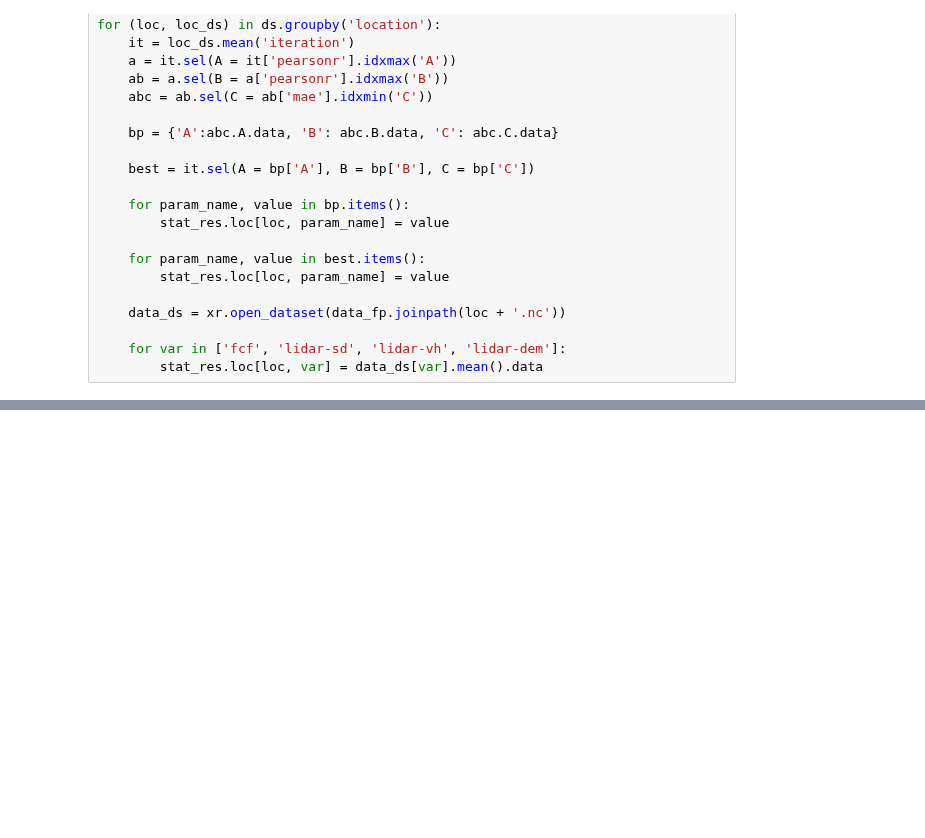
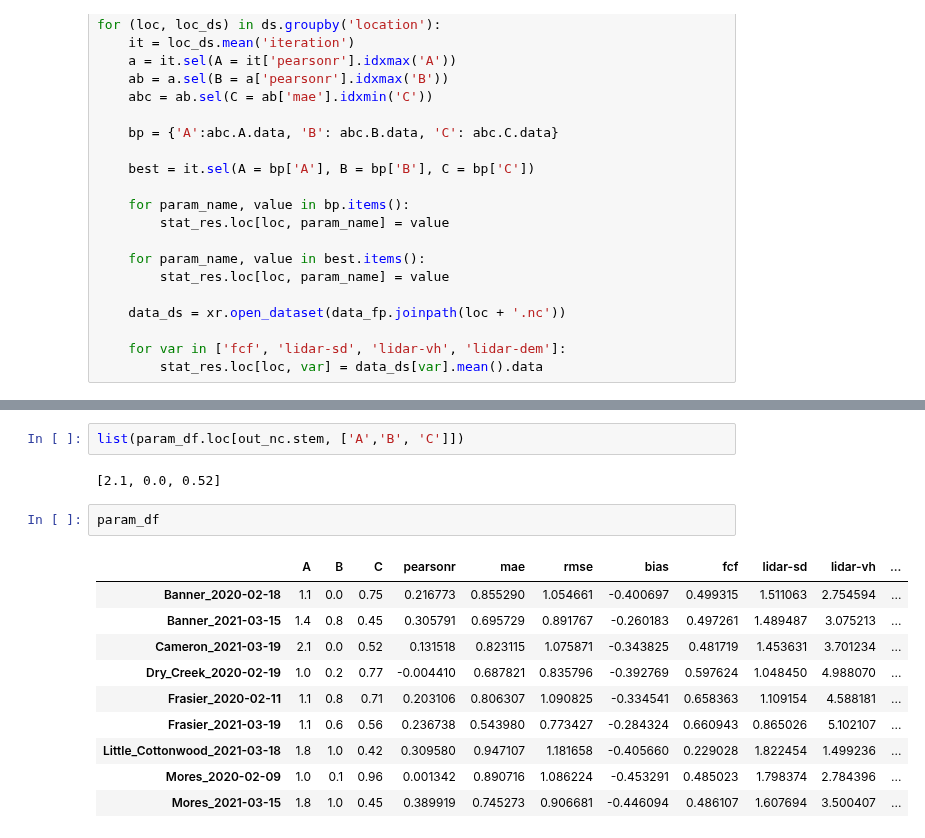
Before and after one commit to ZachHoppinen/spicy-analysis, a Jupyter notebook: src/compare/parameters/play.ipynb, the cells around one changed output, grey strips where cells are left out. Saved outputs shown, nothing was run; the diff lists cells and outputs as text; blank space fills up the shorter version.

Commit message:
param creation

```diff
--- a/src/compare/parameters/play.ipynb
+++ b/src/compare/parameters/play.ipynb
@@ -191,0 +342,17 @@ stat_res.to_csv('/bsuhome/zacharykeskinen/spicy-analysis/results/params/stat_res
+# %%
+list(param_df.loc[out_nc.stem, ['A','B', 'C']])
+# %% [output]
+[2.1, 0.0, 0.52]
+# %%
+param_df
+# %% [output]
+|  | A | B | C | pearsonr | mae | rmse | bias | fcf | lidar-sd | lidar-vh | ... |
+| Banner_2020-02-18 | 1.1 | 0.0 | 0.75 | 0.216773 | 0.855290 | 1.054661 | -0.400697 | 0.499315 | 1.511063 | 2.754594 | ... |
+| Banner_2021-03-15 | 1.4 | 0.8 | 0.45 | 0.305791 | 0.695729 | 0.891767 | -0.260183 | 0.497261 | 1.489487 | 3.075213 | ... |
+| Cameron_2021-03-19 | 2.1 | 0.0 | 0.52 | 0.131518 | 0.823115 | 1.075871 | -0.343825 | 0.481719 | 1.453631 | 3.701234 | ... |
+| Dry_Creek_2020-02-19 | 1.0 | 0.2 | 0.77 | -0.004410 | 0.687821 | 0.835796 | -0.392769 | 0.597624 | 1.048450 | 4.988070 | ... |
+| Frasier_2020-02-11 | 1.1 | 0.8 | 0.71 | 0.203106 | 0.806307 | 1.090825 | -0.334541 | 0.658363 | 1.109154 | 4.588181 | ... |
+| Frasier_2021-03-19 | 1.1 | 0.6 | 0.56 | 0.236738 | 0.543980 | 0.773427 | -0.284324 | 0.660943 | 0.865026 | 5.102107 | ... |
+| Little_Cottonwood_2021-03-18 | 1.8 | 1.0 | 0.42 | 0.309580 | 0.947107 | 1.181658 | -0.405660 | 0.229028 | 1.822454 | 1.499236 | ... |
+| Mores_2020-02-09 | 1.0 | 0.1 | 0.96 | 0.001342 | 0.890716 | 1.086224 | -0.453291 | 0.485023 | 1.798374 | 2.784396 | ... |
+| Mores_2021-03-15 | 1.8 | 1.0 | 0.45 | 0.389919 | 0.745273 | 0.906681 | -0.446094 | 0.486107 | 1.607694 | 3.500407 | ... |
```
Also changed, not shown: parts of 5 cells of this notebook, 2 other files.
